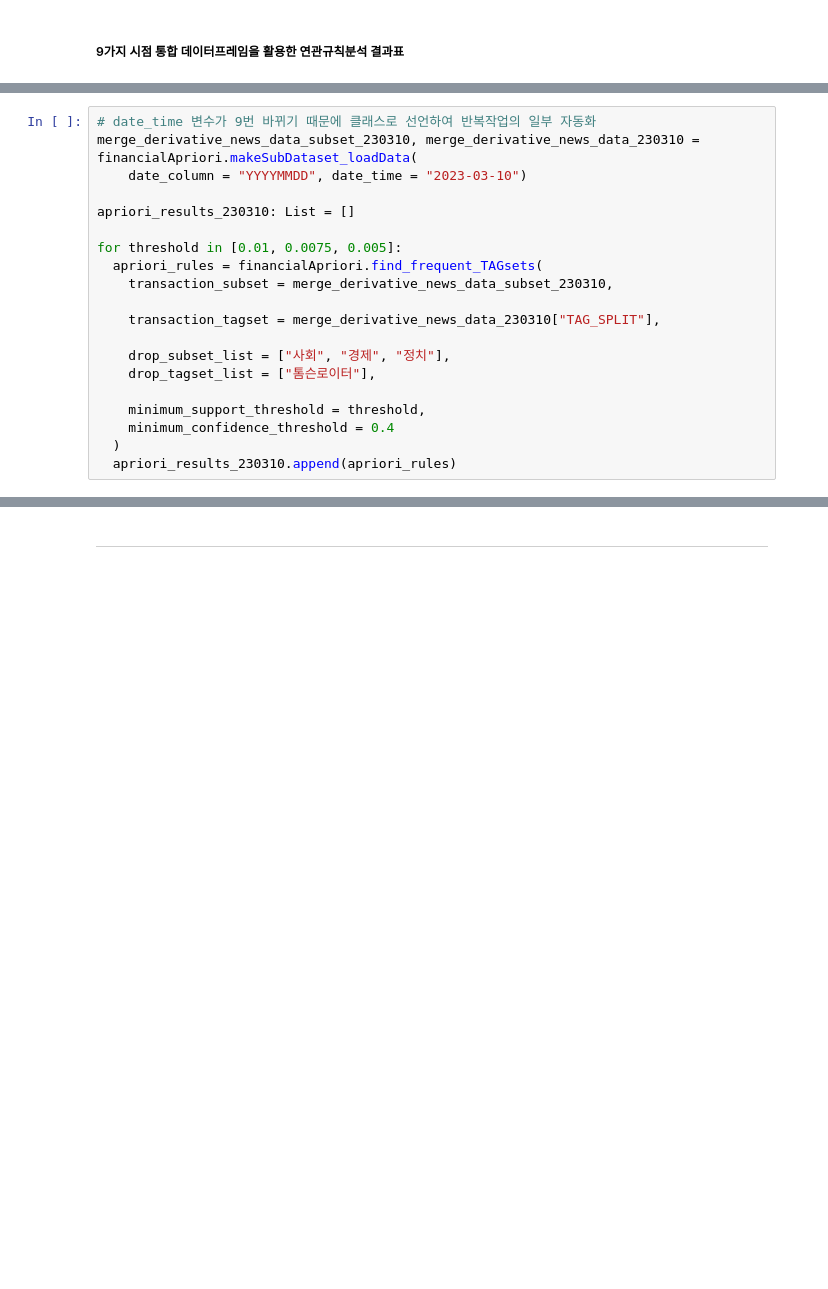
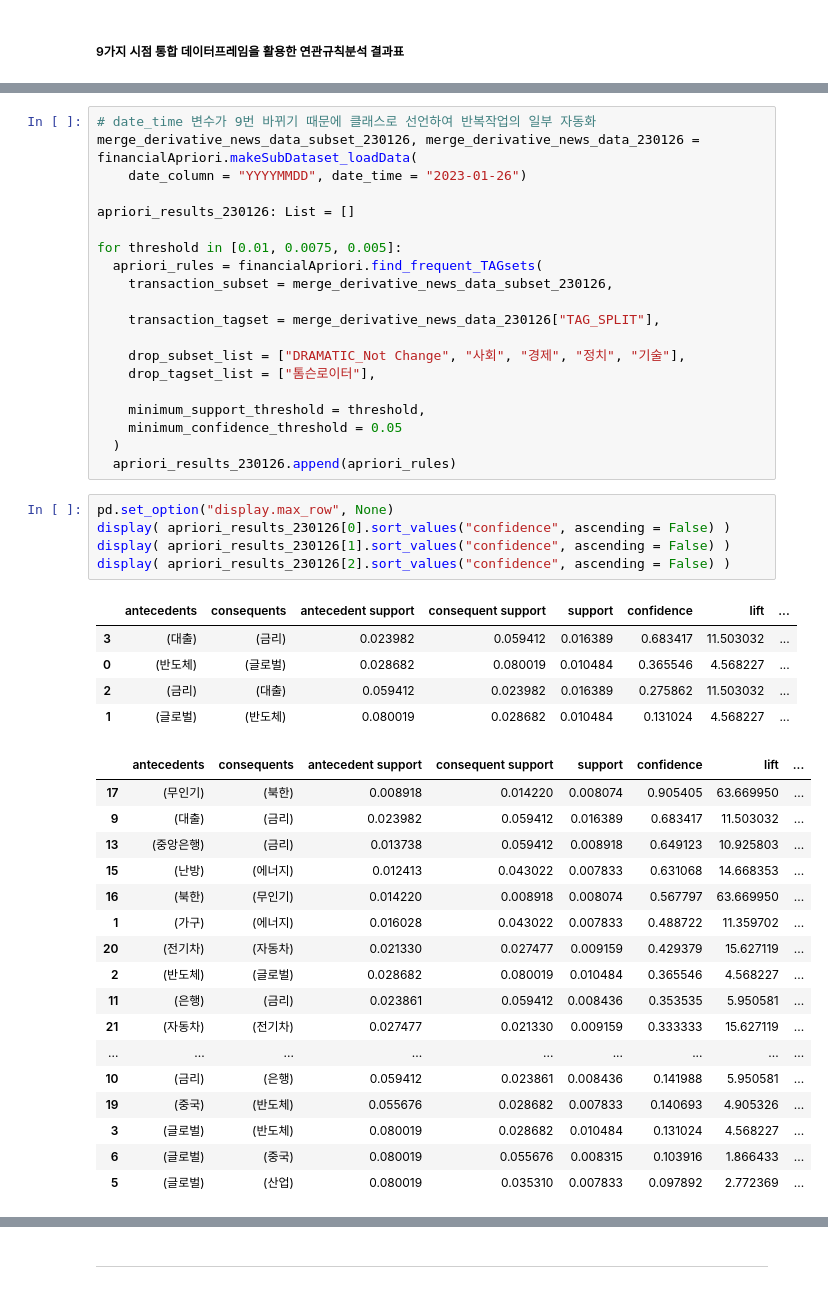
Before and after one commit to ksydata/MiraeAssetHackathon, a Jupyter notebook: [derivative_news_data]_2_AprioriRules.ipynb, the cells around one changed output, grey strips where cells are left out. Drawn from its saved outputs; the diff is of its cells as text; blank space fills up the shorter version.

```diff
--- a/[derivative_news_data]_2_AprioriRules.ipynb
+++ b/[derivative_news_data]_2_AprioriRules.ipynb
@@ -677,20 +169,0 @@ display( apriori_results_230202[2].sort_values("support", ascending = False) )
-# %%
-# date_time 변수가 9번 바뀌기 때문에 클래스로 선언하여 반복작업의 일부 자동화
-merge_derivative_news_data_subset_230310, merge_derivative_news_data_230310 = financialApriori.makeSubDataset_loadData(
-    date_column = "YYYYMMDD", date_time = "2023-03-10")
-
-apriori_results_230310: List = []
-
-for threshold in [0.01, 0.0075, 0.005]:
-  apriori_rules = financialApriori.find_frequent_TAGsets(
-    transaction_subset = merge_derivative_news_data_subset_230310,
-
-    transaction_tagset = merge_derivative_news_data_230310["TAG_SPLIT"],
-
-    drop_subset_list = ["사회", "경제", "정치"],
-    drop_tagset_list = ["톰슨로이터"],
-
-    minimum_support_threshold = threshold,
-    minimum_confidence_threshold = 0.4
-  )
-  apriori_results_230310.append(apriori_rules)
@@ -834,0 +296,48 @@ display( apriori_results_230412[2].sort_values("support", ascending = False) )
+# %%
+# date_time 변수가 9번 바뀌기 때문에 클래스로 선언하여 반복작업의 일부 자동화
+merge_derivative_news_data_subset_230126, merge_derivative_news_data_230126 = financialApriori.makeSubDataset_loadData(
+    date_column = "YYYYMMDD", date_time = "2023-01-26")
+
+apriori_results_230126: List = []
+
+for threshold in [0.01, 0.0075, 0.005]:
+  apriori_rules = financialApriori.find_frequent_TAGsets(
+    transaction_subset = merge_derivative_news_data_subset_230126,
+
+    transaction_tagset = merge_derivative_news_data_230126["TAG_SPLIT"],
+
+    drop_subset_list = ["DRAMATIC_Not Change", "사회", "경제", "정치", "기술"],
+    drop_tagset_list = ["톰슨로이터"],
+
+    minimum_support_threshold = threshold,
+    minimum_confidence_threshold = 0.05
+  )
+  apriori_results_230126.append(apriori_rules)
+# %%
+pd.set_option("display.max_row", None)
+display( apriori_results_230126[0].sort_values("confidence", ascending = False) )
+display( apriori_results_230126[1].sort_values("confidence", ascending = False) )
+display( apriori_results_230126[2].sort_values("confidence", ascending = False) )
+# %% [output]
+|  | antecedents | consequents | antecedent support | consequent support | support | confidence | lift | ... |
+| 3 | (대출) | (금리) | 0.023982 | 0.059412 | 0.016389 | 0.683417 | 11.503032 | ... |
+| 0 | (반도체) | (글로벌) | 0.028682 | 0.080019 | 0.010484 | 0.365546 | 4.568227 | ... |
+| 2 | (금리) | (대출) | 0.059412 | 0.023982 | 0.016389 | 0.275862 | 11.503032 | ... |
+| 1 | (글로벌) | (반도체) | 0.080019 | 0.028682 | 0.010484 | 0.131024 | 4.568227 | ... |
+|  | antecedents | consequents | antecedent support | consequent support | support | confidence | lift | ... |
+| 17 | (무인기) | (북한) | 0.008918 | 0.014220 | 0.008074 | 0.905405 | 63.669950 | ... |
+| 9 | (대출) | (금리) | 0.023982 | 0.059412 | 0.016389 | 0.683417 | 11.503032 | ... |
+| 13 | (중앙은행) | (금리) | 0.013738 | 0.059412 | 0.008918 | 0.649123 | 10.925803 | ... |
+| 15 | (난방) | (에너지) | 0.012413 | 0.043022 | 0.007833 | 0.631068 | 14.668353 | ... |
+| 16 | (북한) | (무인기) | 0.014220 | 0.008918 | 0.008074 | 0.567797 | 63.669950 | ... |
+| 1 | (가구) | (에너지) | 0.016028 | 0.043022 | 0.007833 | 0.488722 | 11.359702 | ... |
+| 20 | (전기차) | (자동차) | 0.021330 | 0.027477 | 0.009159 | 0.429379 | 15.627119 | ... |
+| 2 | (반도체) | (글로벌) | 0.028682 | 0.080019 | 0.010484 | 0.365546 | 4.568227 | ... |
+| 11 | (은행) | (금리) | 0.023861 | 0.059412 | 0.008436 | 0.353535 | 5.950581 | ... |
+| 21 | (자동차) | (전기차) | 0.027477 | 0.021330 | 0.009159 | 0.333333 | 15.627119 | ... |
+| ... | ... | ... | ... | ... | ... | ... | ... | ... |
+| 10 | (금리) | (은행) | 0.059412 | 0.023861 | 0.008436 | 0.141988 | 5.950581 | ... |
+| 19 | (중국) | (반도체) | 0.055676 | 0.028682 | 0.007833 | 0.140693 | 4.905326 | ... |
+| 3 | (글로벌) | (반도체) | 0.080019 | 0.028682 | 0.010484 | 0.131024 | 4.568227 | ... |
+| 6 | (글로벌) | (중국) | 0.080019 | 0.055676 | 0.008315 | 0.103916 | 1.866433 | ... |
+| 5 | (글로벌) | (산업) | 0.080019 | 0.035310 | 0.007833 | 0.097892 | 2.772369 | ... |
```
Also changed, not shown: parts of 56 cells of this notebook.
